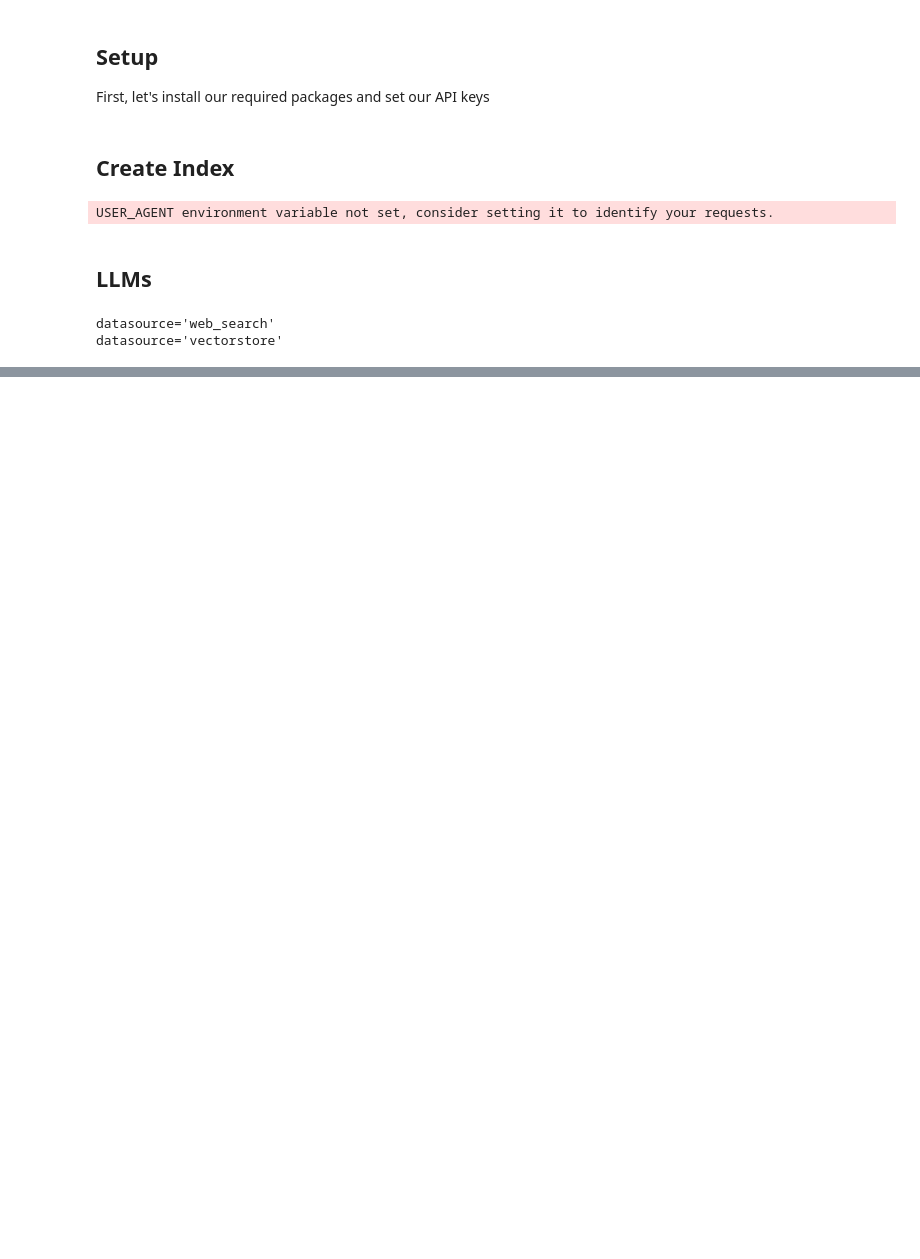
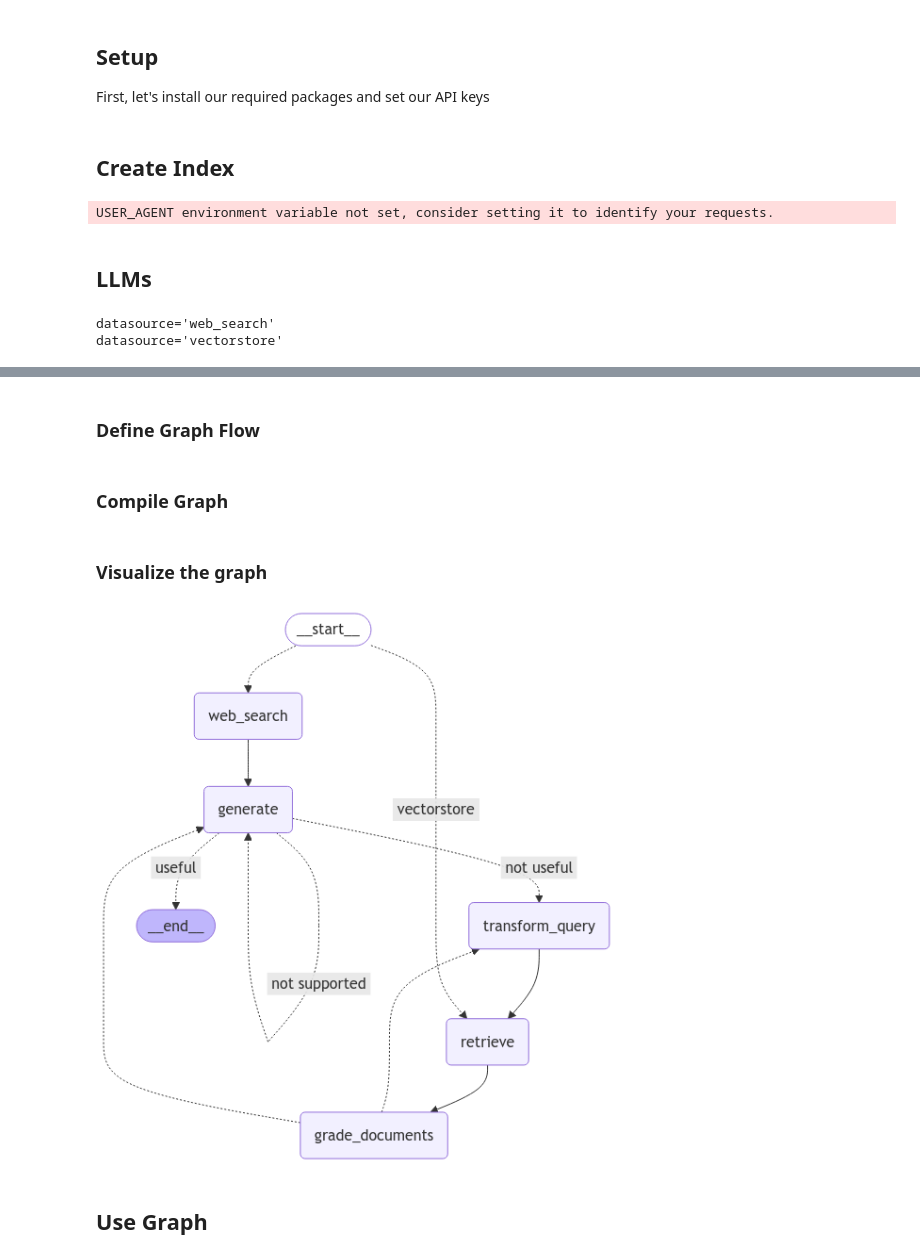
Before and after one commit to ahn283/learning, a Jupyter notebook: llm/langgraph/7_rag_adaptive_rag.ipynb, the cells around one changed output, grey strips where cells are left out. Drawn from its saved outputs; the diff is of its cells as text; code cells hidden in the pictures; blank space fills up the shorter version.

```diff
--- a/llm/langgraph/7_rag_adaptive_rag.ipynb
+++ b/llm/langgraph/7_rag_adaptive_rag.ipynb
@@ -130,0 +273,6 @@ datasource='vectorstore'
+# %%
+### Search
+
+from langchain_community.tools.tavily_search import TavilySearchResults
+
+web_search_tool = TavilySearchResults(k=3)
@@ -130,0 +285,19 @@ datasource='vectorstore'
+# %%
+from typing import List
+from typing_extensions import TypedDict
+
+class GraphState(TypedDict):
+    """
+    Represents the state of our graph.
+
+    Attributes:
+        question: question
+        generation: LLM generation
+        documents: list of documents
+    """
+
+    question: str
+    generation: str
+    documents: List[str]
+# %% [markdown]
+### Define Graph Flow
@@ -130,0 +499,2 @@ datasource='vectorstore'
+# %% [markdown]
+### Compile Graph
@@ -130,0 +545,13 @@ datasource='vectorstore'
+# %% [markdown]
+### Visualize the graph
+# %%
+from IPython.display import Image, display
+
+try:
+    display(Image(app.get_graph(xray=True).draw_mermaid_png()))
+except Exception:
+    pass
+# %% [output]
+[figure, added]
+# %% [markdown]
+## Use Graph
```
Also changed, not shown: parts of 11 cells of this notebook, 1 other file.
